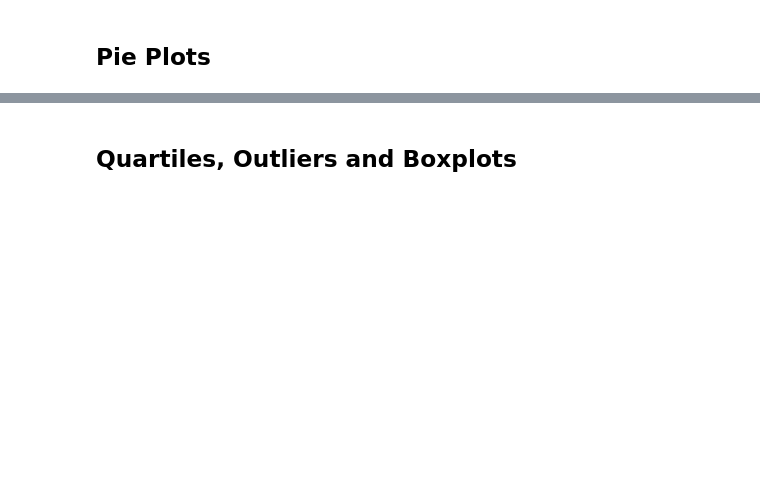
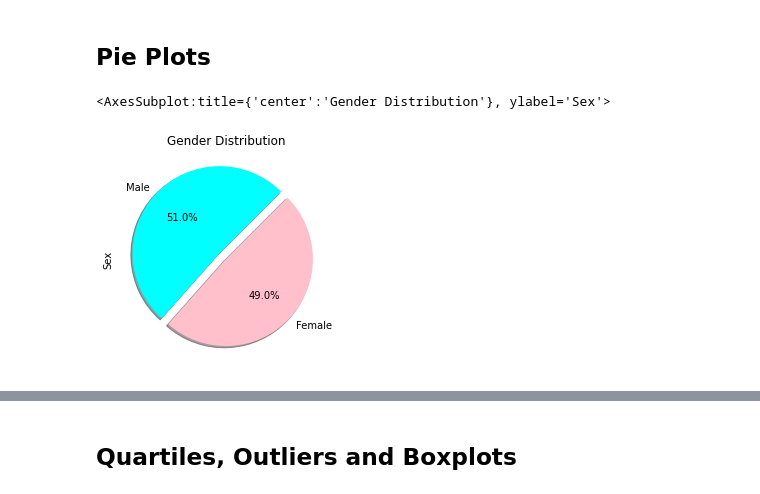
Before and after one commit to samuelceron/matplotlib-challenge, a Jupyter notebook: pymaceuticals.ipynb, the cells around one changed output, grey strips where cells are left out. Saved outputs shown, nothing was run; the diff lists cells and outputs as text; code cells hidden in the pictures; blank space fills up the shorter version.

```diff
--- a/pymaceuticals.ipynb
+++ b/pymaceuticals.ipynb
@@ -189,5 +227,12 @@ df
 ## Pie Plots
 # %%
 # Generate a pie plot showing the distribution of female versus male mice using pandas
+#Calculate the count oof each gender
+gender_count=clean_df["Sex"].value_counts()
+
+gender_count.plot.pie(title="Gender Distribution",explode=[0.1,0], colors=["aqua", "pink"], autopct="%1.1f%%", shadow=True, startangle=45)
+# %% [output]
+<AxesSubplot:title={'center':'Gender Distribution'}, ylabel='Sex'>
+[figure, added]
 # %%
 # Generate a pie plot showing the distribution of female versus male mice using pyplot
```
Also changed, not shown: parts of 6 cells of this notebook.
